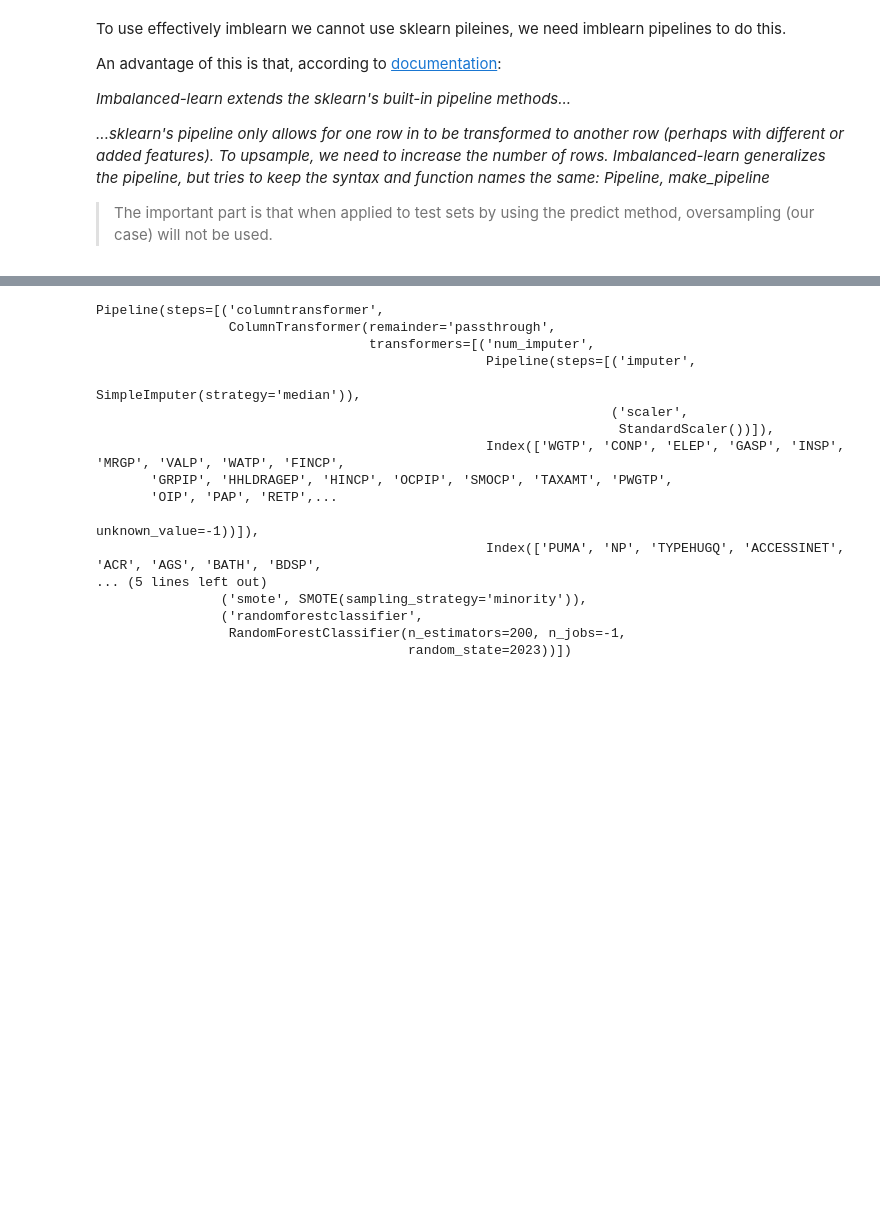
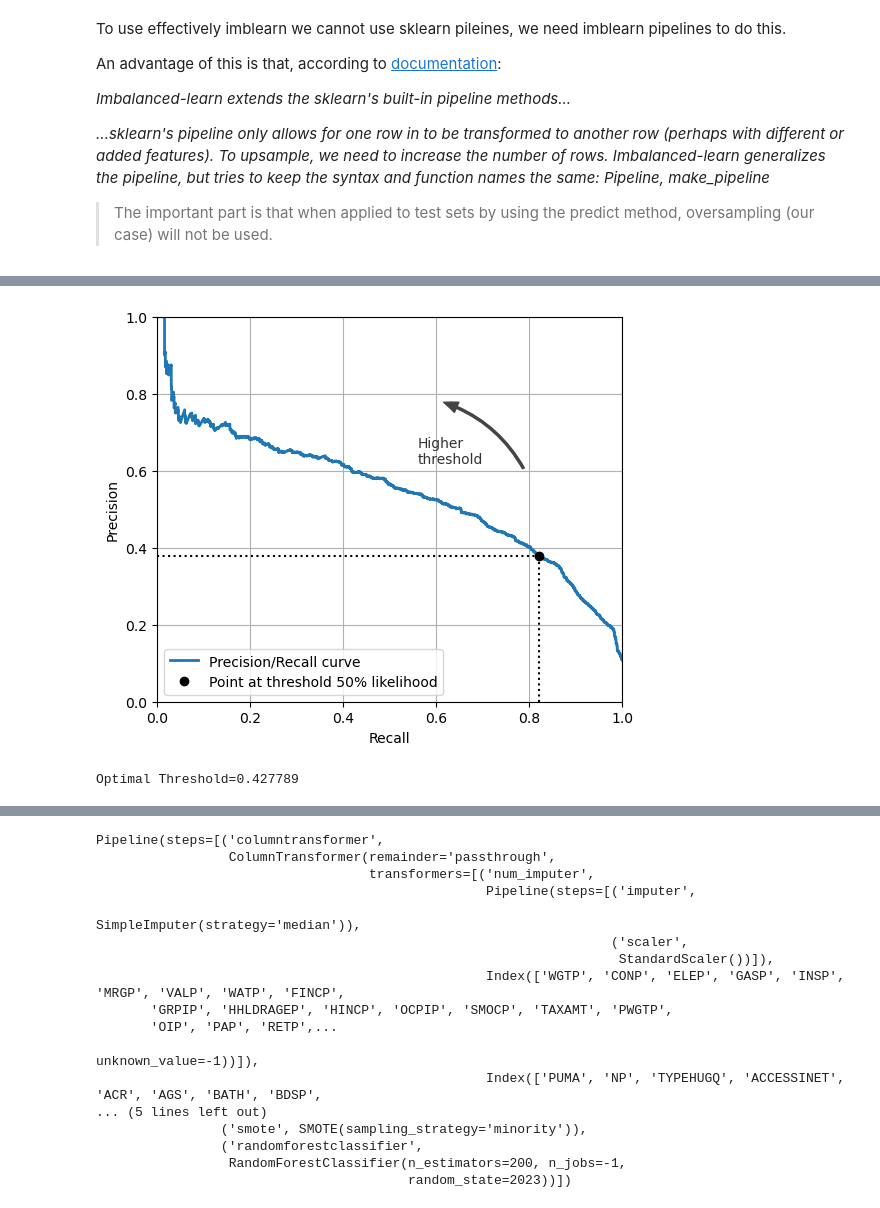
Before and after one commit to qSergio/techy_food, a Jupyter notebook: Food_census.ipynb, the cells around one changed output, grey strips where cells are left out. Saved outputs shown, nothing was run; the diff lists cells and outputs as text; code cells hidden in the pictures; blank space fills up the shorter version.

```diff
--- a/Food_census.ipynb
+++ b/Food_census.ipynb
@@ -826,0 +805,56 @@ Text(0.5, 0, 'False Positive Rate')
+# %%
+from sklearn.metrics import precision_recall_curve
+
+y_train_scores = make_pipe_lr.predict_proba(X_train)[:,1]
+
+precisions, recalls, thresholds = precision_recall_curve(Y_train, y_train_scores)
+# %%
+import matplotlib.patches as patches  # extra code – for the curved arrow
+
+
+idx = (thresholds >= 0.5).argmax()
+
+
+plt.figure(figsize=(6, 5))  # extra code – not needed, just formatting
+
+plt.plot(recalls, precisions, linewidth=2, label="Precision/Recall curve")
+
+# extra code – just beautifies and saves Figure 3–6
+plt.plot([recalls[idx], recalls[idx]], [0., precisions[idx]], "k:")
+plt.plot([0.0, recalls[idx]], [precisions[idx], precisions[idx]], "k:")
+plt.plot([recalls[idx]], [precisions[idx]], "ko",
+         label="Point at threshold 50% likelihood")
+plt.gca().add_patch(patches.FancyArrowPatch(
+    (0.79, 0.60), (0.61, 0.78),
+    connectionstyle="arc3,rad=.2",
+    arrowstyle="Simple, tail_width=1.5, head_width=8, head_length=10",
+    color="#444444"))
+plt.text(0.56, 0.62, "Higher\nthreshold", color="#333333")
+plt.xlabel("Recall")
+plt.ylabel("Precision")
+plt.axis([0, 1, 0, 1])
+plt.grid()
+plt.legend(loc="lower left")
+
+plt.show()
+# %% [output]
+[figure, added]
+# %%
+fpr, tpr, thresholds_roc = roc_curve(Y_train, y_train_scores)
+
+areaUnderROC = auc(fpr, tpr)
+
+# To find the best threshold we can use Youden's statistic
+# J = Sensitivity + Specificity – 1
+# https://en.wikipedia.org/wiki/Youden%27s_J_statistic
+
+# But we have that Sensitivity is the True Positive Rate
+# And then J = Sensitivity + (1 – FalsePositiveRate) – 1
+# Then
+
+J = tpr - fpr
+optim = np.argmax(J)
+best_thresh = thresholds_roc[optim]
+print('Optimal Threshold=%f' % (best_thresh))
+# %% [output]
+Optimal Threshold=0.427789
```
Also changed, not shown: parts of 22 cells of this notebook.
